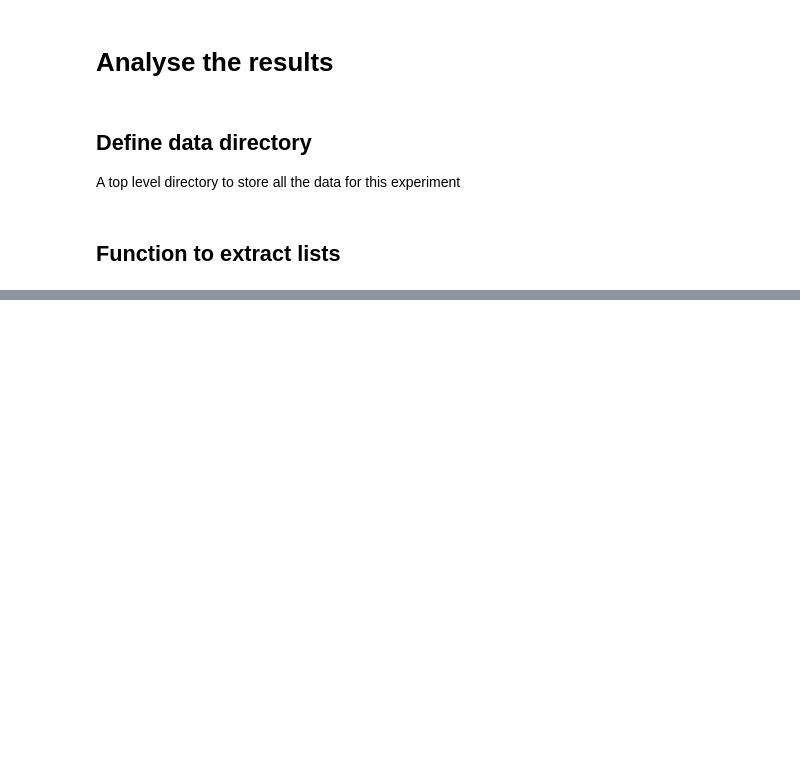
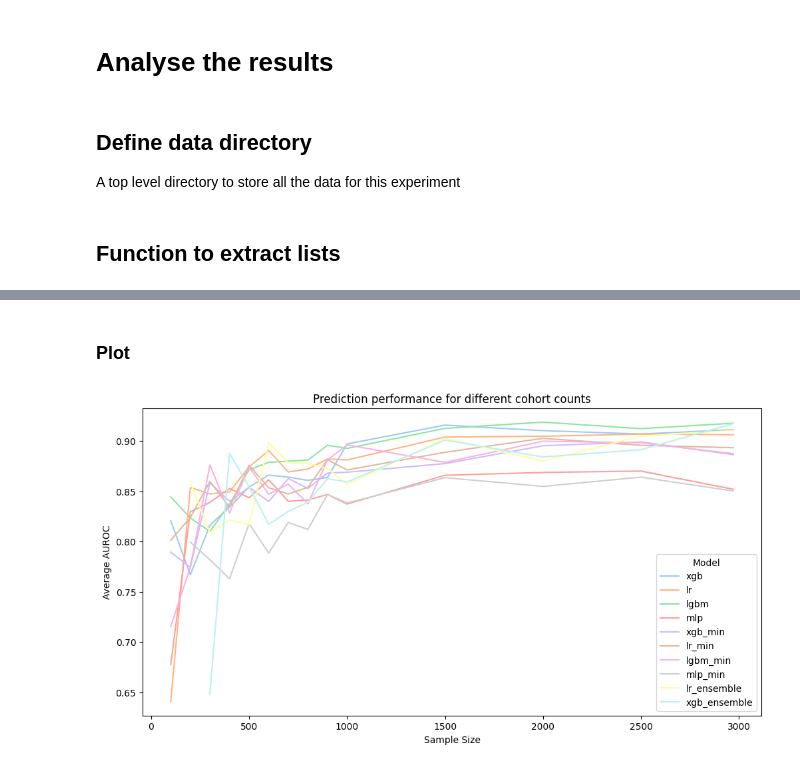
Before and after one commit to ryashpal/mortality, a Jupyter notebook: mortality_prediction/sepsis_icd/02_experiment_counts/03_analyse.ipynb, the cells around one changed output, grey strips where cells are left out. Saved outputs shown, nothing was run; the diff lists cells and outputs as text; code cells hidden in the pictures; blank space fills up the shorter version.

```diff
--- a/mortality_prediction/sepsis_icd/02_experiment_counts/03_analyse.ipynb
+++ b/mortality_prediction/sepsis_icd/02_experiment_counts/03_analyse.ipynb
@@ -68,0 +79,35 @@ plt.show()
+# %%
+import os
+import pickle
+from pathlib import Path
+import pandas as pd
+
+
+data = []
+
+for n in [100, 200, 300, 400, 500, 600, 700, 800, 900, 1000, 1500, 2000, 2500, 2971]:
+    scoresFile = Path(dataDirName, str(n) + '_samples_icd_vb_0_va_72_lb_0_la_72', 'cv_scores_ts_0_te_7.pickle')
+    scoresDict = {}
+    with open(Path(scoresFile), 'rb') as fp:
+        scoresDict = pickle.load(fp)
+    labels, accuracy_scores, balanced_accuracy_scores, average_precision_scores, f1_scores, roc_auc_scores = getLists(scoresDict)
+    for i in range(len(labels)):
+        data.append([labels[i], n, roc_auc_scores[i].mean()])
+linePlotDf = pd.DataFrame(data, columns=['Model', 'Count', 'Average AUROC Score'])
+# %%
+linePlotDf = linePlotDf[(linePlotDf['Average AUROC Score'] > 0.6) & (linePlotDf['Average AUROC Score'] < 0.95)]
+# %% [markdown]
+### Plot
+# %%
+import matplotlib.pyplot as plt
+import seaborn as sns
+
+
+plt.figure(figsize=(12,6))
+ax = sns.lineplot(data=linePlotDf, x='Count', y='Average AUROC Score', hue='Model', palette=sns.color_palette("pastel"))
+ax.set(xlabel='Sample Size')
+ax.set(ylabel='Average AUROC')
+ax.set_title('Prediction performance for different cohort counts')
+plt.show()
+# %% [output]
+[figure, added]
```
Also changed, not shown: parts of 8 cells of this notebook, 3 other files.
